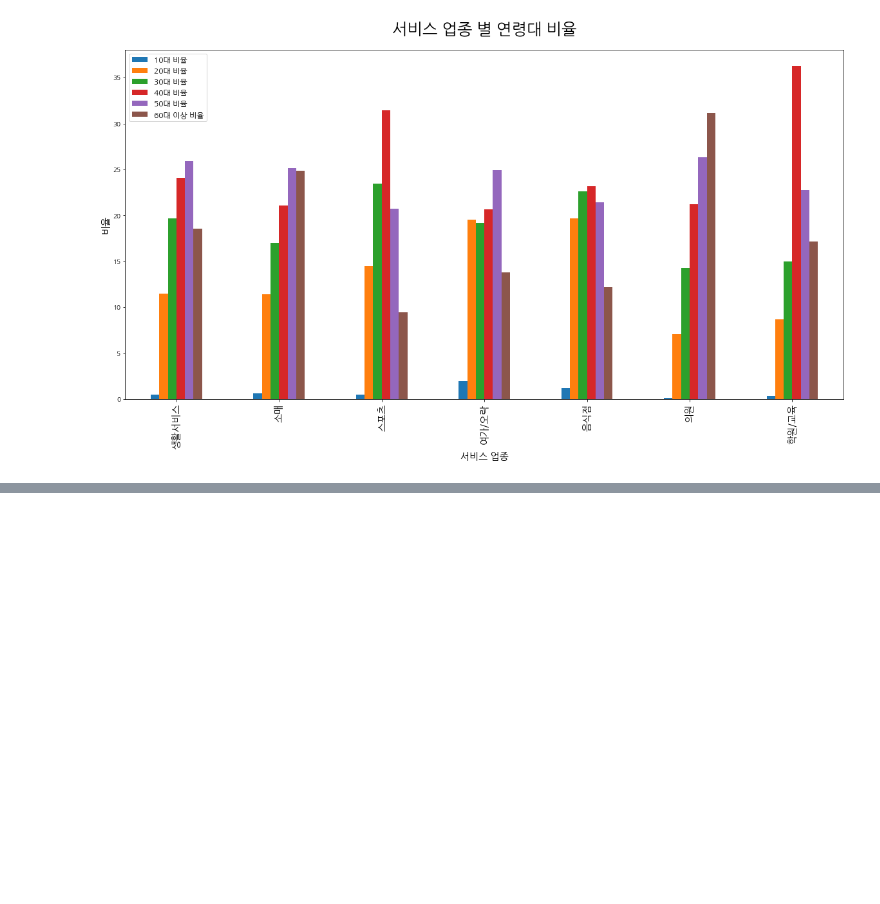
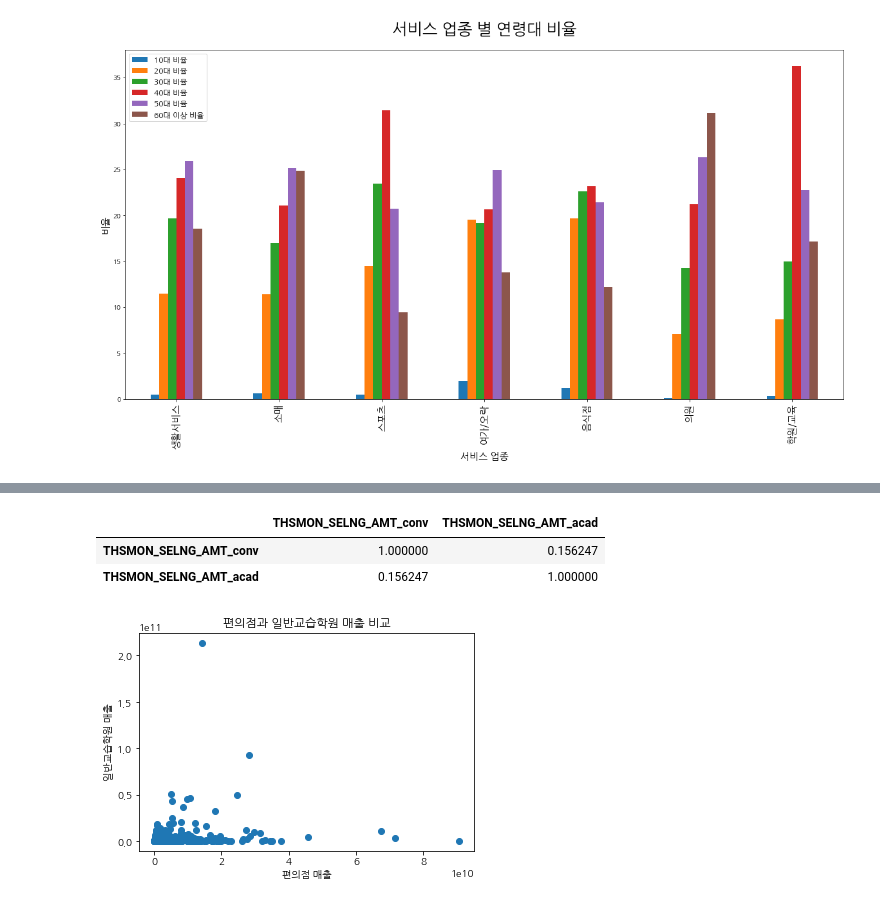
Before and after one commit to jisooyoon22/cw_data, a Jupyter notebook: 윤지수/상권분석.ipynb, the cells around one changed output, grey strips where cells are left out. Cells and saved outputs as stored; diff of their text form; code cells hidden in the pictures; blank space fills up the shorter version.

```diff
--- a/윤지수/상권분석.ipynb
+++ b/윤지수/상권분석.ipynb
@@ -506,0 +914,3 @@ plt.show()3
+# %%
+conv = data[data['SVC_INDUTY_CD_NM'] == '편의점'].groupby('TRDAR_CD_NM')['THSMON_SELNG_AMT'].sum().to_frame()
+conv
@@ -506,0 +932,3 @@ plt.show()3
+# %%
+acad = data[data['SVC_INDUTY_CD_NM'] == '일반교습학원'].groupby('TRDAR_CD_NM')['THSMON_SELNG_AMT'].sum().to_frame()
+acad
@@ -506,0 +950,3 @@ plt.show()3
+# %%
+merged_data = conv.merge(acad, on='TRDAR_CD_NM', suffixes=('_conv', '_acad'), how='inner')
+merged_data
@@ -506,0 +968,14 @@ plt.show()3
+# %%
+merged_data.corr()
+# %% [output]
+|  | THSMON_SELNG_AMT_conv | THSMON_SELNG_AMT_acad |
+| THSMON_SELNG_AMT_conv | 1.000000 | 0.156247 |
+| THSMON_SELNG_AMT_acad | 0.156247 | 1.000000 |
+# %%
+plt.scatter(x=merged_data['THSMON_SELNG_AMT_conv'], y=merged_data['THSMON_SELNG_AMT_acad'])
+plt.xlabel('편의점 매출')
+plt.ylabel('일반교습학원 매출')
+plt.title('편의점과 일반교습학원 매출 비교')
+plt.show()
+# %% [output]
+[figure, added]
```
Also changed, not shown: parts of 62 cells of this notebook.
